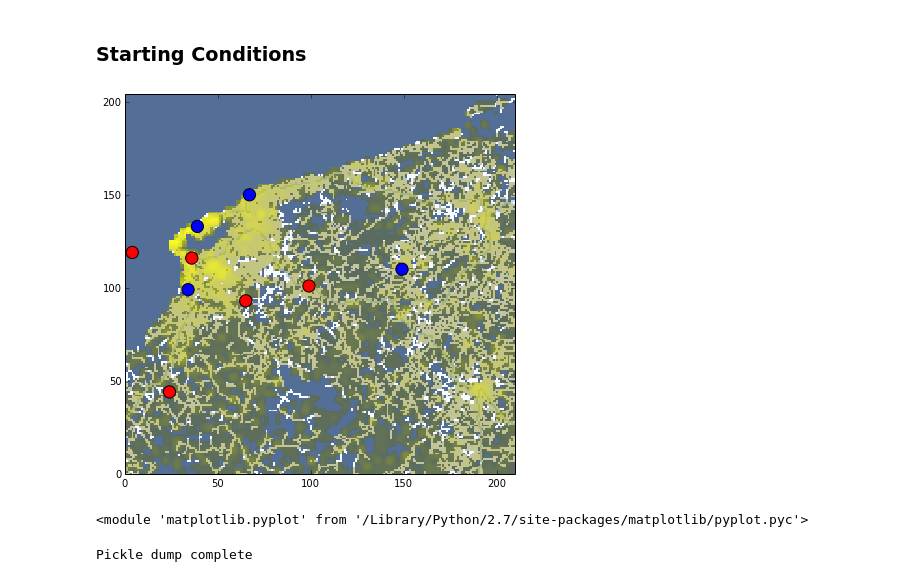
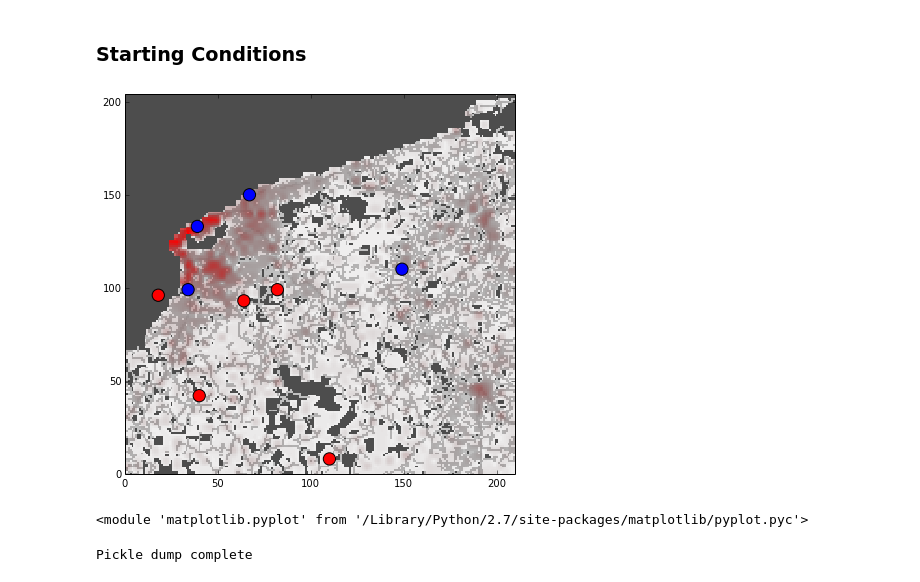
Before and after one commit to jschlitt84/mapOptimizer, a Jupyter notebook: DistanceOptimizer.ipynb, the cells around one changed output. Saved outputs shown, nothing was run; the diff lists cells and outputs as text; code cells hidden in the pictures.

```diff
--- a/DistanceOptimizer.ipynb
+++ b/DistanceOptimizer.ipynb
@@ -76,7 +76,8 @@ cfg = {'travel':'network',
            'resourceFile':'hospitals.txt',
            'populationFile':'popd.txt',
            'roadFile':'roads.txt',
-           'useDB':'EbolaMap'}
+           'useDB':'EbolaMonroviaFull',
+           'filterAccessible':False}
 
 cfg['pickledRun'] = False
 cfg['pickledDist'] = False
@@ -128,7 +129,7 @@ def importFile(ref,mapper = 'null'):
 
 if cfg['resourceFile'] != False or cfg['populationFile'] != False or cfg['roadFile'] != False:
     fromFile = True
-    roadMapper = {'0':-1,'1':1,'2':0.333333}
+    roadMapper = {'0':-1,'1':0.1,'2':0.00166} #60mph hwy, 20mph local, 2mph offroad
     roads = importFile(cfg['roadFile'],mapper=roadMapper)
     population = importFile(cfg['populationFile'])
     resources = importFile(cfg['resourceFile'])
@@ -246,6 +247,15 @@ cfg['extras']['permanent']
 print extract(resources,0,999)
 # %% [output]
 [[99, 34], [110, 149], [133, 39], [150, 67]]
+# %%
+#Removing inaccessible locations
+if cfg['filterAccessible']:
+    cfg['extras']['occupied'] = [i for i in cfg['extras']['occupied'] if cfg['extras']['lakes'][i[0]][i[1]] != -1]
+#Add low speed roads to occupied pts
+else:
+    for i in cfg['extras']['occupied']:
+        if cfg['extras']['lakes'][i[0]][i[1]] == -1:
+            cfg['extras']['lakes'][i[0]][i[1]] = 1
 # %%
 #Randomly place roads if roads used
 if cfg['roads'] != 0 and cfg['travel'] == 'network' and not fromPickle and not fromFile:
@@ -431,7 +441,7 @@ def mapTransparency(grid,coloredGrid):
     for i in range(len(temp)):
         for j in range(len(temp[0])):
 
-            temp[i][j][3] = pow((float(grid[i][j])/maxVal),.10)
+            temp[i][j][3] = pow((float(grid[i][j])/maxVal),.30)
     return temp
 
 
@@ -451,8 +461,8 @@ def mapColors(grid,level,cmap):
 def pltLocs(pLocs,rLocs,cfg,stats='null',
             title='null',
             call='null',
-            cmap ='gist_earth',
-            cmap2 = 'Greys',
+            cmap ='autumn_r',
+            cmap2 = 'spring',
             transpose = True,
             popAlpha = 1):
     if call == 'animate':
@@ -490,9 +500,9 @@ def pltLocs(pLocs,rLocs,cfg,stats='null',
 # %% [markdown]
 ### Starting Conditions
 # %%
-pltLocs(pLocs,rLocs,cfg,cmap = 'Blues_r',cmap2 = 'spring', transpose = True, popAlpha = 0.9)
+pltLocs(pLocs,rLocs,cfg,cmap='Greys_r',cmap2='autumn_r', transpose = True, popAlpha = 1)
 # %% [output]
-[figure, old version]
+[figure, new version]
 <module 'matplotlib.pyplot' from '/Library/Python/2.7/site-packages/matplotlib/pyplot.pyc'>
 # %%
 if not fromPickle:
```
Also changed, not shown: parts of 5 cells of this notebook, 2 other files.
